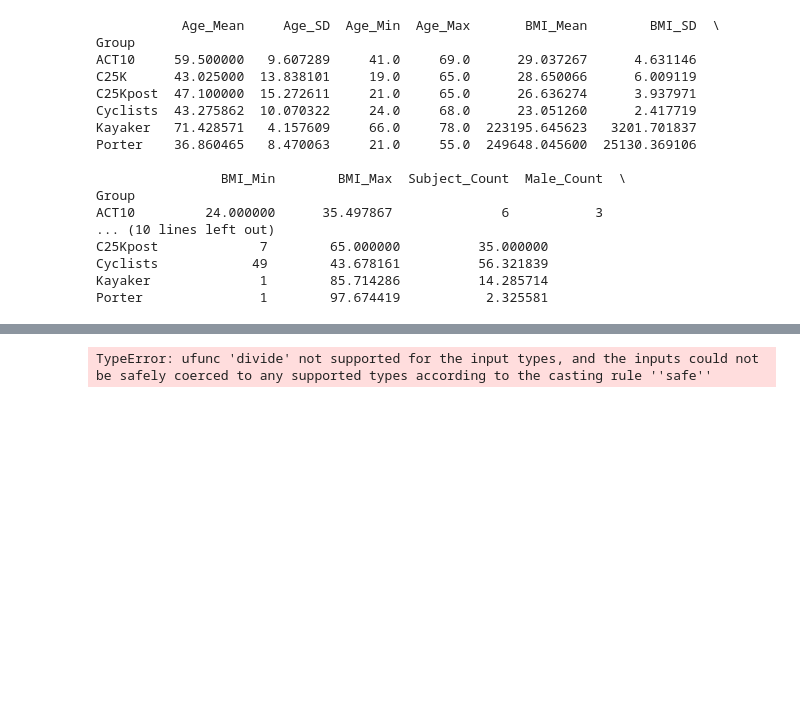
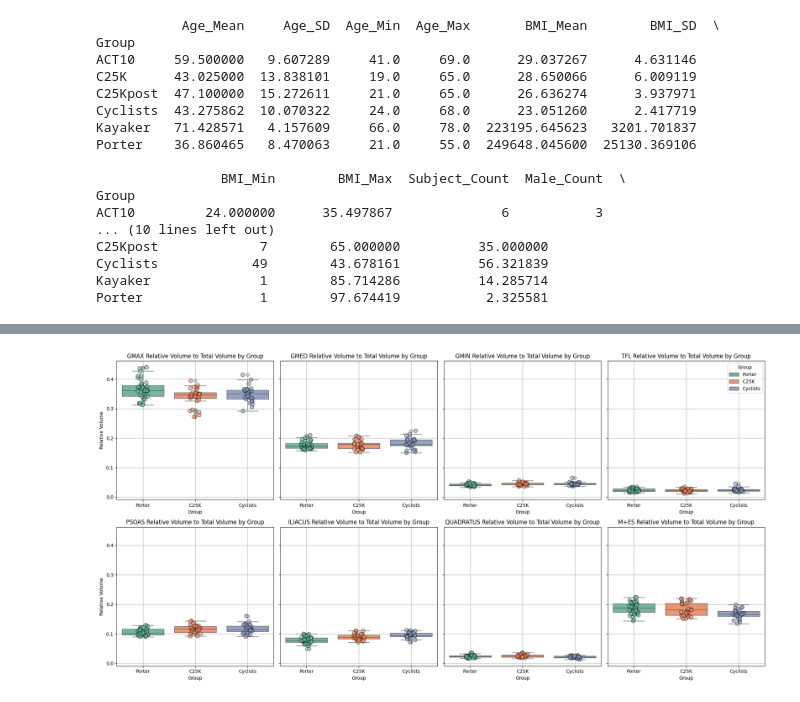
Before and after one commit to mabelzunce/lower-body-muscle-qMRI-pipeline, a Jupyter notebook: src/analysis/statistical_analysis/analyse_ff_and_volume_nepal.ipynb, the cells around one changed output, grey strips where cells are left out. Cells and saved outputs as stored; diff of their text form; code cells hidden in the pictures; blank space fills up the shorter version.

Commit message:
Added new boxplots.

```diff
--- a/src/analysis/statistical_analysis/analyse_ff_and_volume_nepal.ipynb
+++ b/src/analysis/statistical_analysis/analyse_ff_and_volume_nepal.ipynb
@@ -356,18 +359,29 @@ for muscle in ['GMAX', 'GMED', 'GMIN', 'TFL', 'PSOAS', 'ILIACUS', 'QUADRATUS', '
 # %%
-# Plot box plots for volume relative to total volume:
+# Plot box plots for volume relative to total volume as subplots (panels)
+fig, axes = plt.subplots(2, 4, figsize=(20, 10), sharey=True)
+muscle_list = ['GMAX', 'GMED', 'GMIN', 'TFL', 'PSOAS', 'ILIACUS', 'QUADRATUS', 'M+ES']
 
-for muscle in ['GMAX', 'GMED', 'GMIN', 'TFL', 'PSOAS', 'ILIACUS', 'QUADRATUS', 'M+ES']:
+for i, muscle in enumerate(muscle_list):
+    ax = axes[i // 4, i % 4]
+    sns.boxplot(x='Group', y=f'REL_VOL_{muscle}', data=filtered_data_analysis, showfliers=True, palette='Set2', hue='Group', legend=True, ax=ax)
+    sns.stripplot(
+        x='Group', y=f'REL_VOL_{muscle}', data=filtered_data_analysis,
+        palette='Set2', alpha=0.6, jitter=True, size=8, hue='Group', legend=False,
+        edgecolor='black', linewidth=1, ax=ax
+    )
+    ax.set_ylabel('Relative Volume')
+    ax.set_title(f'{muscle} Relative Volume to Total Volume by Group')
+    ax.grid(True)
+    # Only show legend for the fourth plot (top right: i == 3)
+    if i == 3:
+        if ax.get_legend():
+            ax.legend(title='Group')
+    else:
+        if ax.get_legend():
+            ax.get_legend().remove()
 
-    sns.boxplot(x='Group', y=f'VOL_{muscle}'/filtered_data_analysis['VOL_TOTAL'], data=filtered_data_analysis, showfliers=False)
-    sns.stripplot(x='Group', y=f'VOL_{muscle}'/filtered_data_analysis['VOL_TOTAL'], data=filtered_data_analysis, hue='Sex',
-                  palette={'Male': 'blue', 'Female': 'red'}, alpha=0.6, jitter=True, size=8,
-                  marker='o' if filtered_data_analysis['Sex'].iloc[0] == 'Male' else 'X')
-    plt.ylabel('Volume [mm³]')
-    plt.title(f'{muscle} Volume by Group')
-    #plt.ylim(0, 25)
-    plt.tight_layout()
-    plt.savefig(os.path.join(output_path, f"boxplot_vol_{muscle}_by_group.png"))
-    plt.show()
-    plt.close()
+plt.tight_layout()
+plt.savefig(os.path.join(output_path, "boxplot_rel_vol_all_muscles_by_group.png"))
+plt.show()
 # %% [output]
-TypeError: ufunc 'divide' not supported for the input types, and the inputs could not be safely coerced to any supported types according to the casting rule ''safe''
+[figure, added]
```
Also changed, not shown: parts of 7 cells of this notebook.
